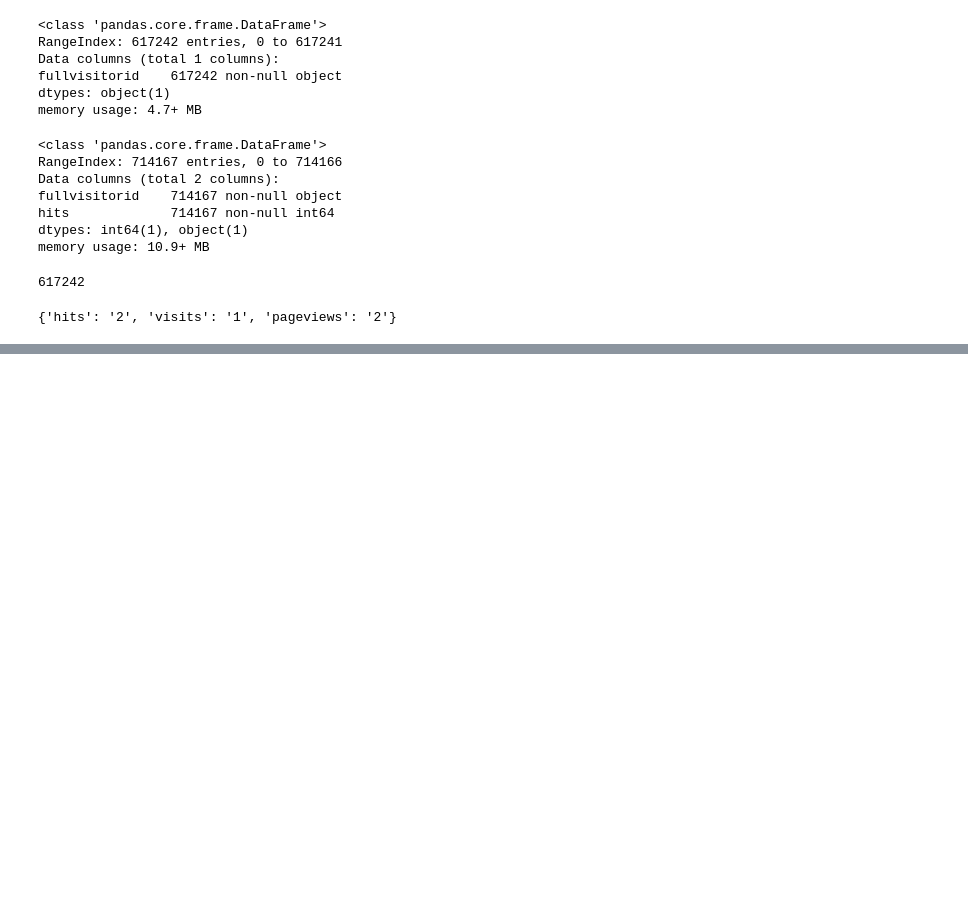
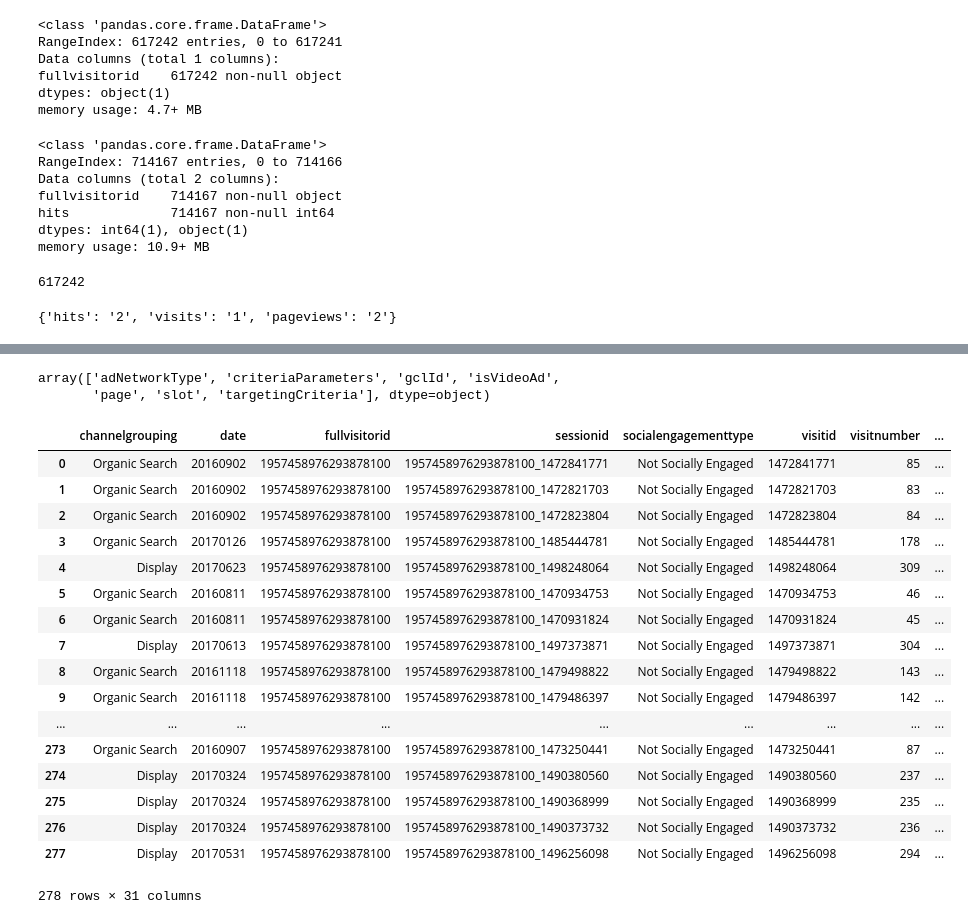
Before and after one commit to romandtse07/google_analytics_kaggle, a Jupyter notebook: SQL.ipynb, the cells around one changed output, grey strips where cells are left out. Drawn from its saved outputs; the diff is of its cells as text; code cells hidden in the pictures; blank space fills up the shorter version.

```diff
--- a/SQL.ipynb
+++ b/SQL.ipynb
@@ -589,0 +601,8 @@ freq_spender[-mask].iloc[2,:].totals
+# %%
+useless_fields = {'train':set(), 'test':set()}
+
+for set_name in ['train', 'test']:
+    for column in json_cols:
+        for field in json_fields[set_name][column].values:
+            if len(field_vals[set_name][column][field[0]]) == 1:
+                useless_fields[set_name].update(field)
@@ -589,0 +631,46 @@ freq_spender[-mask].iloc[2,:].totals
+# %%
+query = """
+SELECT DISTINCT jsonb_object_keys(CAST(trafficSource ->> 'adwordsClickInfo' AS JSONB))
+FROM test_data
+"""
+
+adwordsClickInfo_keys = pd.read_sql_query(query, engine).T.values[0]
+# %%
+adwordsClickInfo_keys
+# %% [output]
+array(['adNetworkType', 'criteriaParameters', 'gclId', 'isVideoAd',
+       'page', 'slot', 'targetingCriteria'], dtype=object)
+# %%
+json_cols_lower = [col.lower() for col in json_cols]
+# %%
+def dictUnravel(df):
+    temp = df.copy()
+    for column in json_cols:
+        #fucking cases
+        fields = set(field_vals['test'][column].keys()).difference(useless_fields['test'])
+        for field in fields:
+            temp[field] = temp[column.lower()].map(lambda row: row[field] if field in row.keys() else None)
+        for field in adwordsClickInfo_keys:
+            temp[field] = temp['adwordsClickInfo'].map(lambda x: json.loads(x)[field])
+    return temp.drop(json_cols_lower.append('adwordsClickInfo'), axis=1)
+# %%
+dictUnravel(top_spender)
+# %% [output]
+|  | channelgrouping | date | fullvisitorid | sessionid | socialengagementtype | visitid | visitnumber | ... |
+| 0 | Organic Search | 20160902 | 1957458976293878100 | 1957458976293878100_1472841771 | Not Socially Engaged | 1472841771 | 85 | ... |
+| 1 | Organic Search | 20160902 | 1957458976293878100 | 1957458976293878100_1472821703 | Not Socially Engaged | 1472821703 | 83 | ... |
+| 2 | Organic Search | 20160902 | 1957458976293878100 | 1957458976293878100_1472823804 | Not Socially Engaged | 1472823804 | 84 | ... |
+| 3 | Organic Search | 20170126 | 1957458976293878100 | 1957458976293878100_1485444781 | Not Socially Engaged | 1485444781 | 178 | ... |
+| 4 | Display | 20170623 | 1957458976293878100 | 1957458976293878100_1498248064 | Not Socially Engaged | 1498248064 | 309 | ... |
+| 5 | Organic Search | 20160811 | 1957458976293878100 | 1957458976293878100_1470934753 | Not Socially Engaged | 1470934753 | 46 | ... |
+| 6 | Organic Search | 20160811 | 1957458976293878100 | 1957458976293878100_1470931824 | Not Socially Engaged | 1470931824 | 45 | ... |
+| 7 | Display | 20170613 | 1957458976293878100 | 1957458976293878100_1497373871 | Not Socially Engaged | 1497373871 | 304 | ... |
+| 8 | Organic Search | 20161118 | 1957458976293878100 | 1957458976293878100_1479498822 | Not Socially Engaged | 1479498822 | 143 | ... |
+| 9 | Organic Search | 20161118 | 1957458976293878100 | 1957458976293878100_1479486397 | Not Socially Engaged | 1479486397 | 142 | ... |
+| ... | ... | ... | ... | ... | ... | ... | ... | ... |
+| 273 | Organic Search | 20160907 | 1957458976293878100 | 1957458976293878100_1473250441 | Not Socially Engaged | 1473250441 | 87 | ... |
+| 274 | Display | 20170324 | 1957458976293878100 | 1957458976293878100_1490380560 | Not Socially Engaged | 1490380560 | 237 | ... |
+| 275 | Display | 20170324 | 1957458976293878100 | 1957458976293878100_1490368999 | Not Socially Engaged | 1490368999 | 235 | ... |
+| 276 | Display | 20170324 | 1957458976293878100 | 1957458976293878100_1490373732 | Not Socially Engaged | 1490373732 | 236 | ... |
+| 277 | Display | 20170531 | 1957458976293878100 | 1957458976293878100_1496256098 | Not Socially Engaged | 1496256098 | 294 | ... |
+278 rows × 31 columns
```
Also changed, not shown: parts of 21 cells of this notebook, 1 other file.
